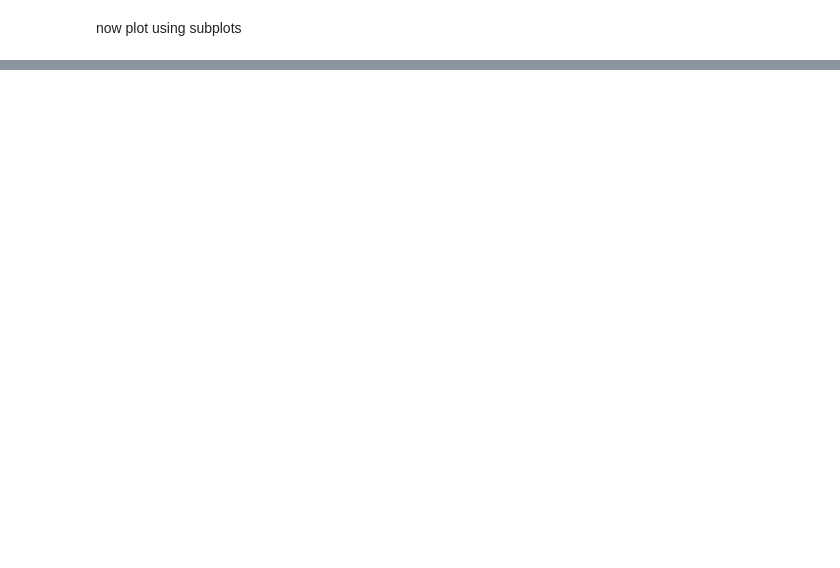
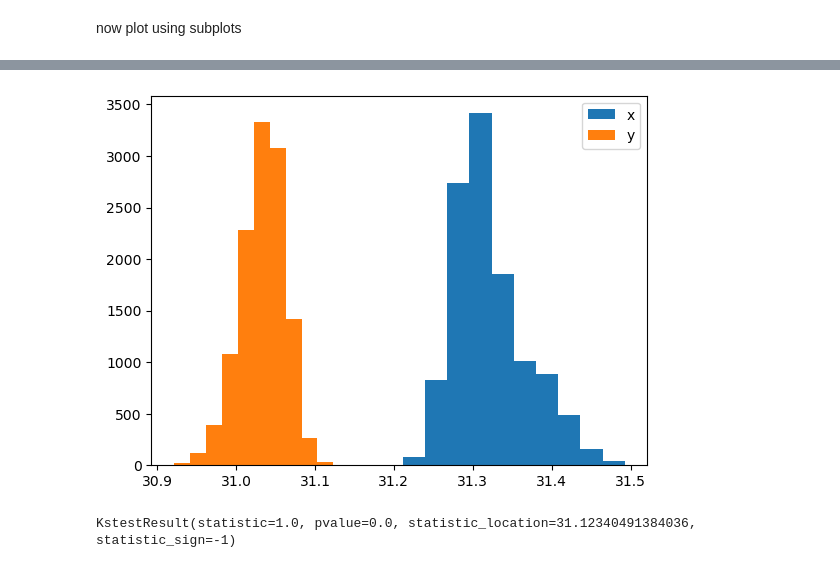
Before and after one commit to JordiVillaFreixa/Pau_TFG_DAO, a Jupyter notebook: analysis/merge_plots.ipynb, the cells around one changed output, grey strips where cells are left out. Saved outputs shown, nothing was run; the diff lists cells and outputs as text; code cells hidden in the pictures; blank space fills up the shorter version.

```diff
--- a/analysis/merge_plots.ipynb
+++ b/analysis/merge_plots.ipynb
@@ -62,0 +113,14 @@ plt.savefig('../text/figures/summary.png')
+# %%
+# run KS test between the two radius of gyration
+from scipy import stats
+
+
+plt.hist(yplot[0],label='x')
+plt.hist(yplot[1],label='y')
+plt.legend(loc='upper right')
+plt.show()
+
+stats.kstest(yplot[0],yplot[1])
+# %% [output]
+[figure, added]
+KstestResult(statistic=1.0, pvalue=0.0, statistic_location=31.12340491384036, statistic_sign=-1)
```
Also changed, not shown: parts of 4 cells of this notebook, 30 other files.
